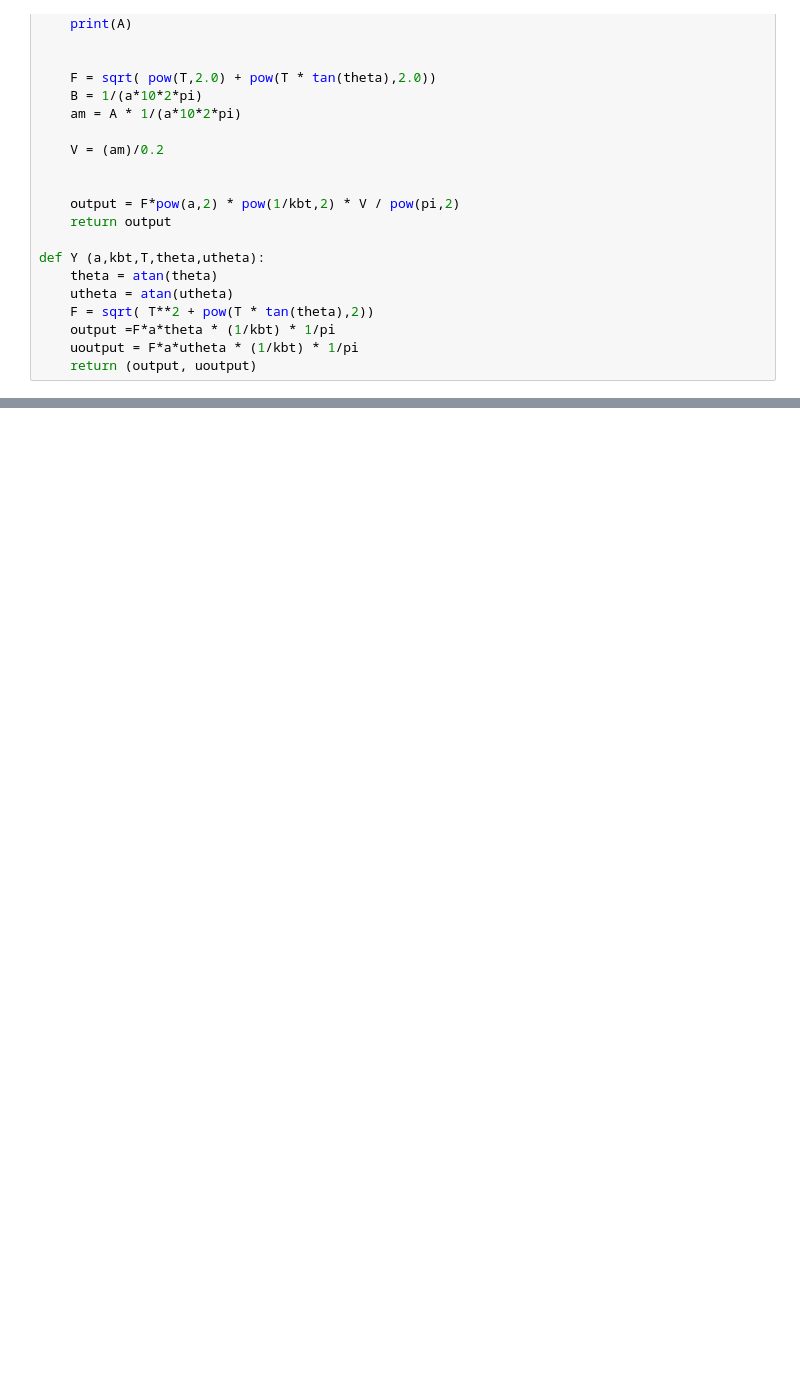
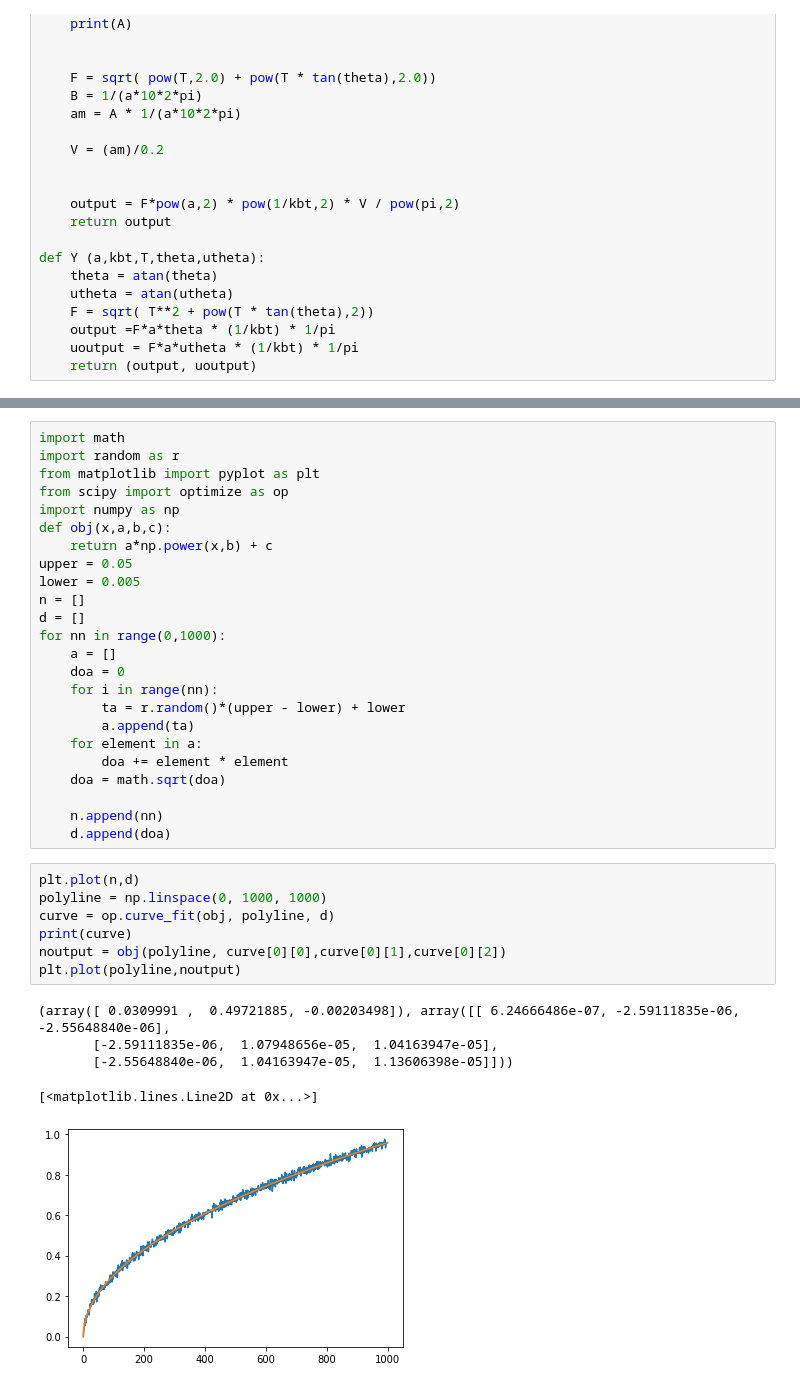
Before and after one commit to LevoSpacewars/Polymer-Tilt, a Jupyter notebook: feature_test.ipynb, the cells around one changed output, grey strips where cells are left out. Drawn from its saved outputs; the diff is of its cells as text; blank space fills up the shorter version.

```diff
--- a/feature_test.ipynb
+++ b/feature_test.ipynb
@@ -140,0 +217,37 @@ def Y (a,kbt,T,theta,utheta):
+# %%
+import math
+import random as r
+from matplotlib import pyplot as plt
+from scipy import optimize as op
+import numpy as np
+def obj(x,a,b,c):
+    return a*np.power(x,b) + c
+upper = 0.05
+lower = 0.005
+n = []
+d = []
+for nn in range(0,1000):
+    a = []
+    doa = 0
+    for i in range(nn):
+        ta = r.random()*(upper - lower) + lower
+        a.append(ta)
+    for element in a:
+        doa += element * element
+    doa = math.sqrt(doa)
+
+    n.append(nn)
+    d.append(doa)
+# %%
+plt.plot(n,d)
+polyline = np.linspace(0, 1000, 1000)
+curve = op.curve_fit(obj, polyline, d)
+print(curve)
+noutput = obj(polyline, curve[0][0],curve[0][1],curve[0][2])
+plt.plot(polyline,noutput)
+# %% [output]
+(array([ 0.0309991 ,  0.49721885, -0.00203498]), array([[ 6.24666486e-07, -2.59111835e-06, -2.55648840e-06],
+       [-2.59111835e-06,  1.07948656e-05,  1.04163947e-05],
+       [-2.55648840e-06,  1.04163947e-05,  1.13606398e-05]]))
+[<matplotlib.lines.Line2D at 0x...>]
+[figure, added]
```
Also changed, not shown: parts of 7 cells of this notebook, 12 other files.
